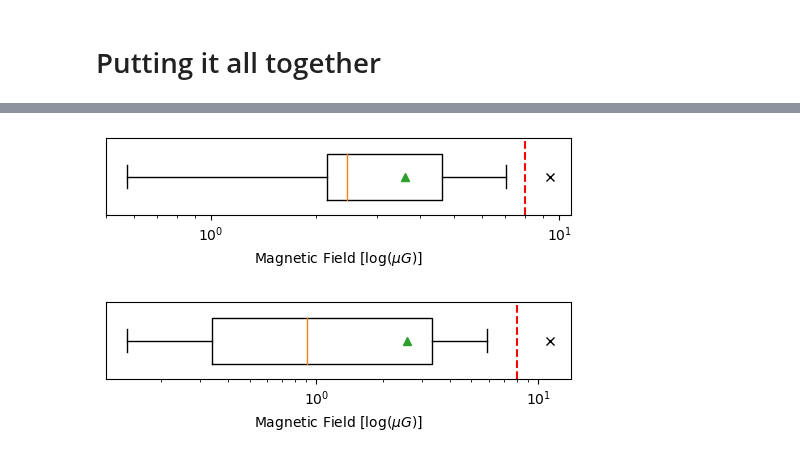
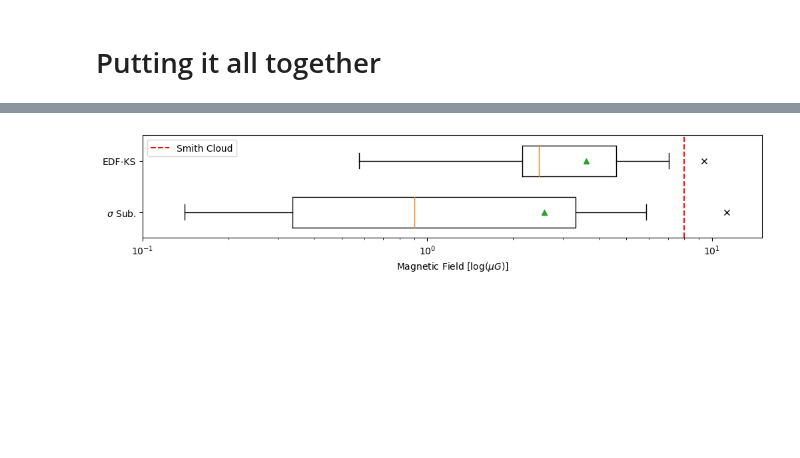
Before and after one commit to Olivex727/hvc-magnetic-honours-programs, a Jupyter notebook: synthesis/variance_subtraction.ipynb, the cells around one changed output, grey strips where cells are left out. Cells and saved outputs as stored; diff of their text form; code cells hidden in the pictures; blank space fills up the shorter version.

```diff
--- a/synthesis/variance_subtraction.ipynb
+++ b/synthesis/variance_subtraction.ipynb
@@ -232,21 +232,32 @@ Table length=10
 # %%
 import matplotlib.pyplot as plt
 
-plt.figure(figsize=(6,1))
-plt.boxplot(abs(results["Statistic_diff"]), vert=False, showmeans=True, widths=0.6, sym="x")
-plt.yticks([])
-plt.axvline(8, c='r', linestyle='--')
+#plt.figure(figsize=(6,1))
+#plt.boxplot(abs(results["Statistic_diff"]), vert=False, showmeans=True, widths=0.6, sym="x")
+#plt.yticks([])
+#plt.axvline(8, c='r', linestyle='--')
+#plt.xlabel(r"Magnetic Field [log($\mu G$)]")
+#plt.xscale('log')
+#plt.show()
+
+#plt.figure(figsize=(6,1))
+#plt.boxplot(abs(results["Sigma [diff]"]), vert=False, showmeans=True, widths=0.6, sym="x")
+#plt.yticks([])
+#plt.axvline(8, c='r', linestyle='--')
+#plt.xlabel(r"Magnetic Field [log($\mu G$)]")
+#plt.xscale('log')
+#plt.show()
+
+dic = {r"$\sigma$ Sub.": abs(results["Sigma [diff]"]), "EDF-KS": abs(results["Statistic_diff"])}
+plt.figure(figsize=(12,2))
+plt.boxplot(dic.values(), labels=dic.keys(), vert=False, showmeans=True, widths=0.6, sym="x")
+plt.axvline(8, c='r', linestyle='--', label=r"Smith Cloud")
 plt.xlabel(r"Magnetic Field [log($\mu G$)]")
 plt.xscale('log')
+plt.xlim(0.1, 15)
+#plt.legend(bbox_to_anchor=(0.25, -0.3))
+#plt.legend(bbox_to_anchor=(0.3, 1.2))
+plt.legend()
 plt.show()
-
-plt.figure(figsize=(6,1))
-plt.boxplot(abs(results["Sigma [diff]"]), vert=False, showmeans=True, widths=0.6, sym="x")
-plt.yticks([])
-plt.axvline(8, c='r', linestyle='--')
-plt.xlabel(r"Magnetic Field [log($\mu G$)]")
-plt.xscale('log')
-plt.show()
 # %% [output]
-[figure, old version]
+[figure, new version]
-[figure, removed]
```
